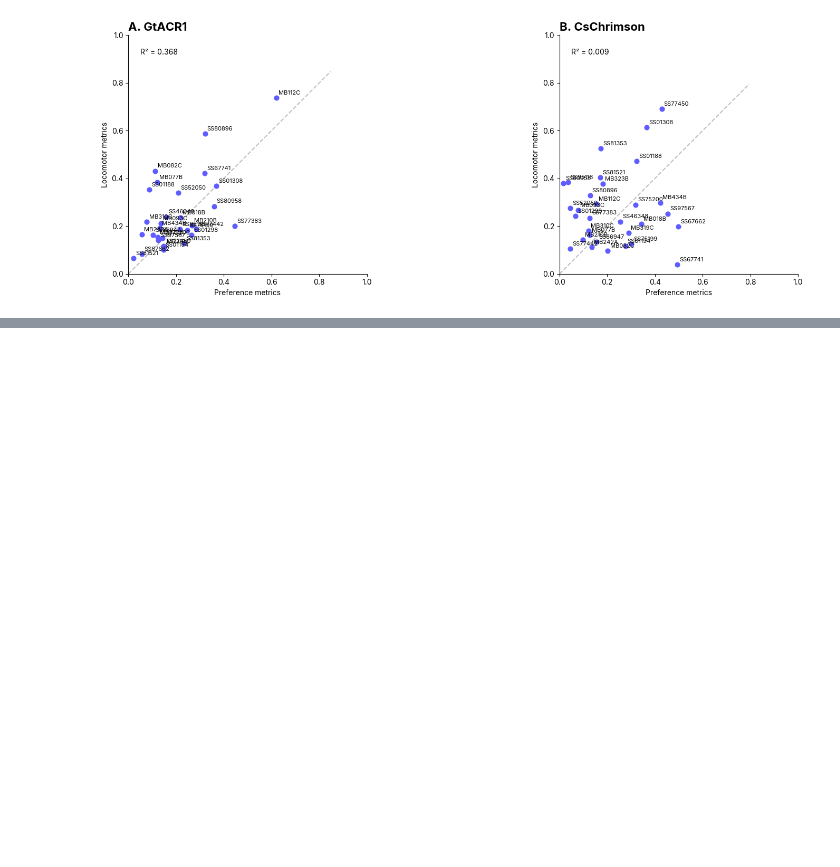
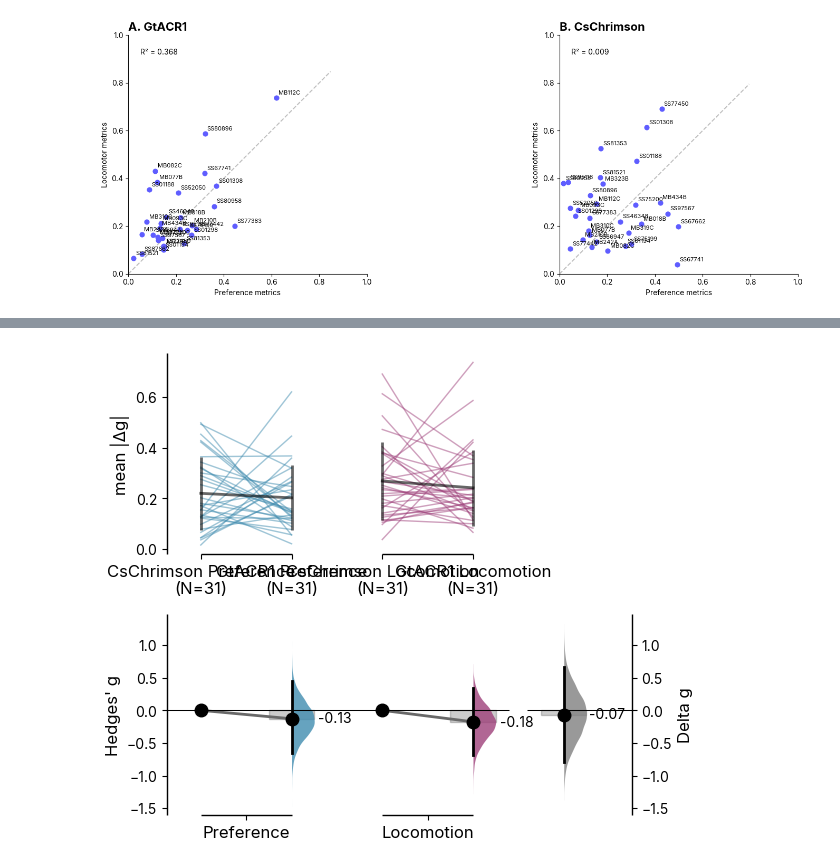
Before and after one commit to lnicole08/OSAR-Nicole-version, a Jupyter notebook: Osar Phenomics.ipynb, the cells around one changed output, grey strips where cells are left out. Drawn from its saved outputs; the diff is of its cells as text; code cells hidden in the pictures; blank space fills up the shorter version.

```diff
--- a/Osar Phenomics.ipynb
+++ b/Osar Phenomics.ipynb
@@ -231,0 +190,20 @@ plt.show()
+# %%
+import dabest
+
+pref_long = pd.DataFrame({
+    'MBON': list(mbons) * 2,
+    'Responder': ['CsChrimson'] * len(mbons) + ['GtACR1'] * len(mbons),
+    'Metric': 'Preference',
+    'Value': list(pref_chr.loc[mbons].values) + list(pref_acr.loc[mbons].values),
+})
+
+loco_long = pd.DataFrame({
+    'MBON': list(mbons) * 2,
+    'Responder': ['CsChrimson'] * len(mbons) + ['GtACR1'] * len(mbons),
+    'Metric': 'Locomotion',
+    'Value': list(loco_chr.loc[mbons].values) + list(loco_acr.loc[mbons].values),
+})
+
+dabest_long = pd.concat([pref_long, loco_long], ignore_index=True)
+dabest_long['ID'] = dabest_long.groupby(['MBON', 'Metric']).ngroup() + 1
+dabest_long
@@ -231,0 +224,37 @@ plt.show()
+# %%
+paired_delta2 = dabest.load(
+    data=dabest_long,
+    x=["Responder", "Metric"],
+    y="Value",
+    delta2=True,
+    experiment="Metric",
+    x1_level=["CsChrimson", "GtACR1"],
+    paired="baseline",
+    id_col="ID"
+)
+
+palette = {'Preference': "#408CAF", 'Locomotion': "#9E407A"}
+genoListNL = ['Preference', 'Locomotion']
+
+compare = paired_delta2.hedges_g.plot(
+    color_col='Metric', custom_palette=palette,
+    raw_desat=1, contrast_desat=1
+)
+
+#compare.axes[0].set_xticklabels(["CsChrimson", "GtACR1", "CsChrimson", "GtACR1"])
+compare.axes[0].set_ylabel("mean |Δg|")
+compare.axes[1].set_ylabel("Hedges' g")
+compare.axes[0].get_legend().remove()
+compare.axes[1].spines['bottom'].set_visible(False)
+compare.axes[1].set_xticks([0.5, 2.5])
+compare.axes[1].set_xticklabels(genoListNL, fontsize=12)
+
+for i in range(len(genoListNL)):
+    compare.axes[1].collections[i].set_color(palette[genoListNL[i]])
+
+
+mpl.rcParams['svg.fonttype'] = 'none'
+plt.savefig("D:\\ACC Lab Dropbox\\ACC Lab\\Nicole Lee\\Data Compilation\\osar_compiled\\images\\" + date + "dabestprefvslocomotion.svg", bbox_inches="tight")
+plt.show()
+# %% [output]
+[figure, added]
```
Also changed, not shown: parts of 12 cells of this notebook, 6 other files.
